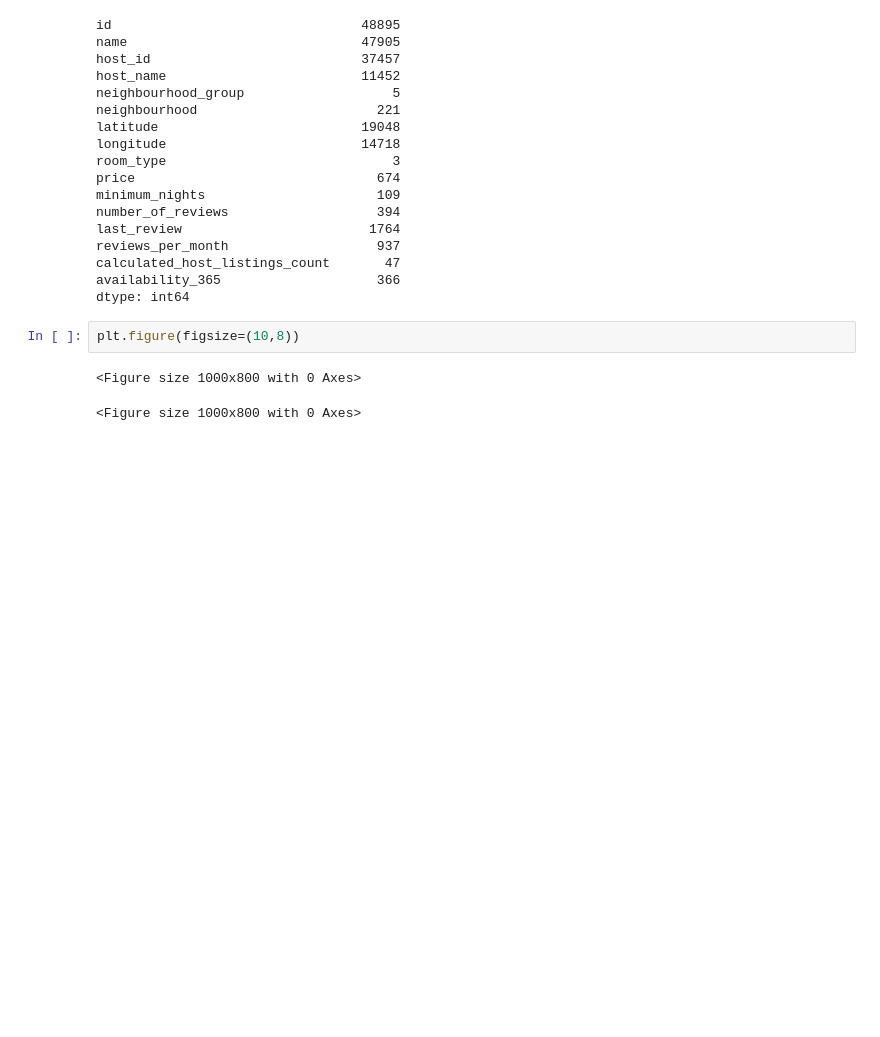
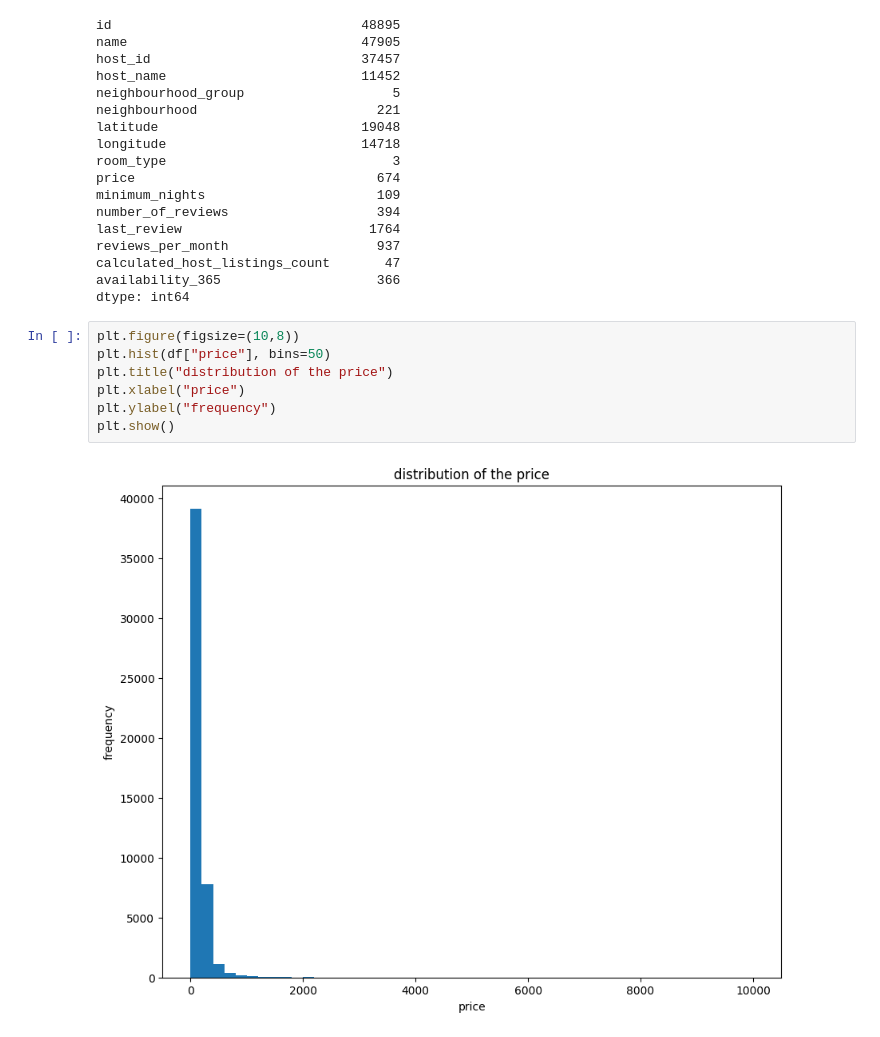
Before and after one commit to ayushpalse01012023-byte/staywise-ai-airbnb-price-prediction, a Jupyter notebook: model.ipynb, the cells around one changed output. Drawn from its saved outputs; the diff is of its cells as text; blank space fills up the shorter version.

Commit message:
got distribution of price

```diff
--- a/model.ipynb
+++ b/model.ipynb
@@ -120,6 +120,10 @@ availability_365                    366
 dtype: int64
 # %%
 plt.figure(figsize=(10,8))
+plt.hist(df["price"], bins=50)
+plt.title("distribution of the price")
+plt.xlabel("price")
+plt.ylabel("frequency")
+plt.show()
 # %% [output]
-<Figure size 1000x800 with 0 Axes>
-<Figure size 1000x800 with 0 Axes>
+[figure, added]
```
